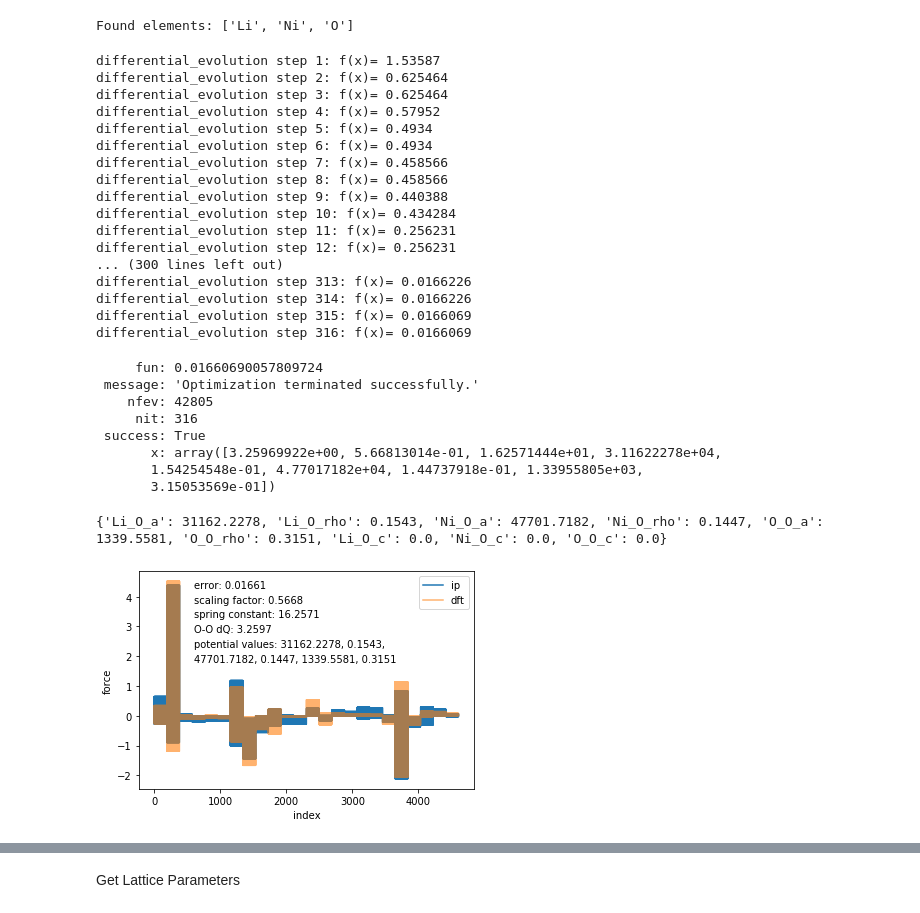
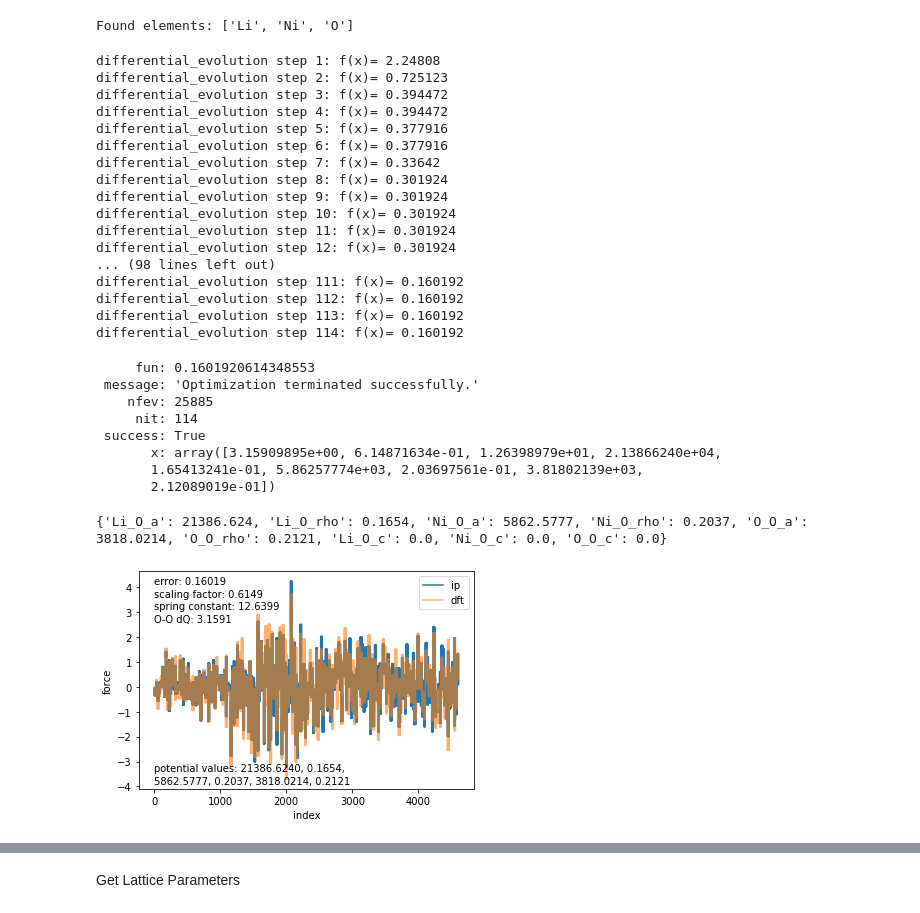
Before and after one commit to LMMorgan/PopOff, a Jupyter notebook: scipy_fitting_input.ipynb, the cells around one changed output, grey strips where cells are left out. Cells and saved outputs as stored; diff of their text form; code cells hidden in the pictures.

```diff
--- a/scipy_fitting_input.ipynb
+++ b/scipy_fitting_input.ipynb
@@ -41,7 +41,7 @@ distribution['O-O'] = {'bpp' : [25804.807, 0.284, 0.0],
 excude_from_fit = [] # string of atom1_atom2_param. Example of format = 'O_O_rho'
 # %%
 # fit_data = FitModel.collect_info(params, distribution, supercell= [[2,2,2],[2,2,2],[2,2,2],[2,2,2],[8,4,2]])
-fit_data = FitModel.collect_info(params, distribution, supercell=[8,4,2])
+fit_data = FitModel.collect_info(params, distribution, supercell=[2,2,2])
 # %% [output]
 Found elements: ['Li', 'Ni', 'O']
 # %%
@@ -65,42 +65,42 @@ for label, bounds in zip(include_labels, bounds_list):
 # %%
 s = optimize.differential_evolution(fit_data.fit_error,
                                     bounds=bounds_list,
-                                    popsize=15,
+                                    popsize=25,
 #                                     tol=0.0001,
                                     args=([include_labels]),
-                                    maxiter=1000,
+                                    maxiter=2000,
                                     disp=True,
                                     init='latinhypercube',
                                     workers=-1)
 # %% [output]
-differential_evolution step 1: f(x)= 1.53587
-differential_evolution step 2: f(x)= 0.625464
-differential_evolution step 3: f(x)= 0.625464
-differential_evolution step 4: f(x)= 0.57952
-differential_evolution step 5: f(x)= 0.4934
-differential_evolution step 6: f(x)= 0.4934
-differential_evolution step 7: f(x)= 0.458566
-differential_evolution step 8: f(x)= 0.458566
-differential_evolution step 9: f(x)= 0.440388
-differential_evolution step 10: f(x)= 0.434284
-differential_evolution step 11: f(x)= 0.256231
-differential_evolution step 12: f(x)= 0.256231
-... (300 lines left out)
-differential_evolution step 313: f(x)= 0.0166226
-differential_evolution step 314: f(x)= 0.0166226
-differential_evolution step 315: f(x)= 0.0166069
-differential_evolution step 316: f(x)= 0.0166069
+differential_evolution step 1: f(x)= 2.24808
+differential_evolution step 2: f(x)= 0.725123
+differential_evolution step 3: f(x)= 0.394472
+differential_evolution step 4: f(x)= 0.394472
+differential_evolution step 5: f(x)= 0.377916
+differential_evolution step 6: f(x)= 0.377916
+differential_evolution step 7: f(x)= 0.33642
+differential_evolution step 8: f(x)= 0.301924
+differential_evolution step 9: f(x)= 0.301924
+differential_evolution step 10: f(x)= 0.301924
+differential_evolution step 11: f(x)= 0.301924
+differential_evolution step 12: f(x)= 0.301924
+... (98 lines left out)
+differential_evolution step 111: f(x)= 0.160192
+differential_evolution step 112: f(x)= 0.160192
+differential_evolution step 113: f(x)= 0.160192
+differential_evolution step 114: f(x)= 0.160192
 # %%
 s
 # %% [output]
-     fun: 0.01660690057809724
+     fun: 0.1601920614348553
  message: 'Optimization terminated successfully.'
-    nfev: 42805
-     nit: 316
+    nfev: 25885
+     nit: 114
  success: True
-       x: array([3.25969922e+00, 5.66813014e-01, 1.62571444e+01, 3.11622278e+04,
-       1.54254548e-01, 4.77017182e+04, 1.44737918e-01, 1.33955805e+03,
-       3.15053569e-01])
+       x: array([3.15909895e+00, 6.14871634e-01, 1.26398979e+01, 2.13866240e+04,
+       1.65413241e-01, 5.86257774e+03, 2.03697561e-01, 3.81802139e+03,
+       2.12089019e-01])
 # %%
 def fit_forces(fit_data, values, args):
     potential_params = dict(zip( args, np.round(values,4) ))
@@ -114,29 +114,31 @@ def fit_forces(fit_data, values, args):
     return ip_forces
 # %%
 include_values = s.x[3:]
-# include_values = np.array([1.84647709e+03, 2.03114668e-01, 2.26842048e+03, 1.92221860e-01, 2.42507181e+04, 2.89352712e-01])
 ip_list = np.concatenate(fit_forces(fit_data, include_values, include_labels[3:]), axis=0)
 dft_list = np.concatenate(fit_data.expected_forces(), axis=0)
+
+np.savetxt('dft_forces.txt', dft_list, fmt='%.10e', delimiter=' ')
+np.savetxt('ip_forces.txt', ip_list, fmt='%.10e', delimiter=' ')
 # %% [output]
-{'Li_O_a': 31162.2278, 'Li_O_rho': 0.1543, 'Ni_O_a': 47701.7182, 'Ni_O_rho': 0.1447, 'O_O_a': 1339.5581, 'O_O_rho': 0.3151, 'Li_O_c': 0.0, 'Ni_O_c': 0.0, 'O_O_c': 0.0}
+{'Li_O_a': 21386.624, 'Li_O_rho': 0.1654, 'Ni_O_a': 5862.5777, 'Ni_O_rho': 0.2037, 'O_O_a': 3818.0214, 'O_O_rho': 0.2121, 'Li_O_c': 0.0, 'Ni_O_c': 0.0, 'O_O_c': 0.0}
 # %%
 plt.plot(ip_list, label='ip')
 plt.plot(dft_list, label='dft', alpha=0.6)
 plt.ylabel('force')
 plt.xlabel('index')
 plt.legend(loc='upper right')
-plt.text(600,4.3, 'error: {0:.5f}'.format(np.sum(((dft_list-ip_list)**2)/ip_list.size)))
-plt.text(600,3.8, 'scaling factor: {:.4f}'.format(s.x[1]))
-plt.text(600,3.3, 'spring constant: {:.4f}'.format(s.x[2]))
-plt.text(600,2.8, 'O-O dQ: {:.4f}'.format(s.x[0]))
-plt.text(600,2.3, 'potential values: {:.4f}, {:.4f},'.format(*include_values[:2]))
-plt.text(600,1.8, '{:.4f}, {:.4f}, {:.4f}, {:.4f}'.format(*include_values[2:]))
+plt.text(0,4.1, 'error: {0:.5f}'.format(np.sum(((dft_list-ip_list)**2)/ip_list.size)))
+plt.text(0,3.6, 'scaling factor: {:.4f}'.format(s.x[1]))
+plt.text(0,3.1, 'spring constant: {:.4f}'.format(s.x[2]))
+plt.text(0,2.6, 'O-O dQ: {:.4f}'.format(s.x[0]))
+plt.text(0,-3.4, 'potential values: {:.4f}, {:.4f},'.format(*include_values[:2]))
+plt.text(0,-3.9, '{:.4f}, {:.4f}, {:.4f}, {:.4f}'.format(*include_values[2:]))
 
-plt.savefig('q+buck+cs+spring+ratio6.png',dpi=500, bbox_inches = "tight")
+plt.savefig('q+buck+cs+spring+ratio_1thermo.png',dpi=500, bbox_inches = "tight")
 plt.show()
 # np.sum(((dft_list-ip_list)**2)/ip_list.size)
 # %% [output]
-[figure, old version]
+[figure, new version]
 # %%
 # plt.plot([1,0.9,0.8,0.7,0.6,0.5,0.4, 0.3, 0.2, 0.1],[1.91447, 1.15191, 0.64100, 0.3006, 0.16467, 0.10002, 0.09871, 0.12966, 0.16898, 0.19944], '-ok')
 # plt.xlabel('charge scaling factor')
```
Also changed, not shown: parts of 9 cells of this notebook, 39 other files.
